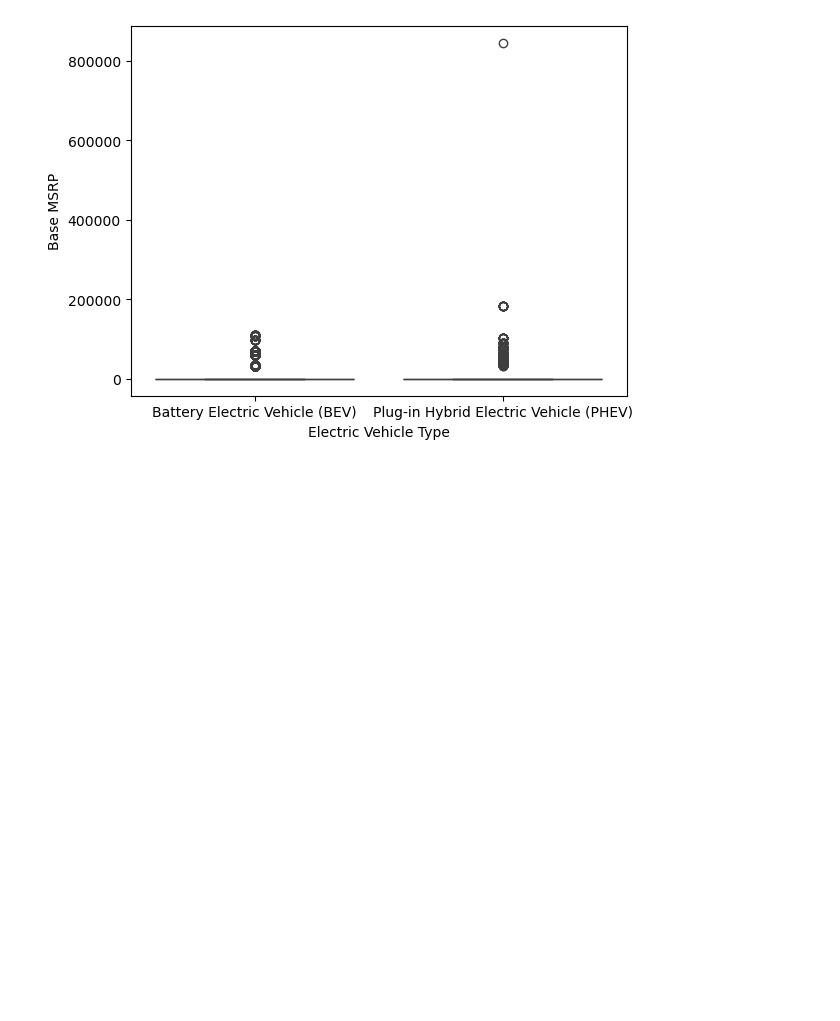
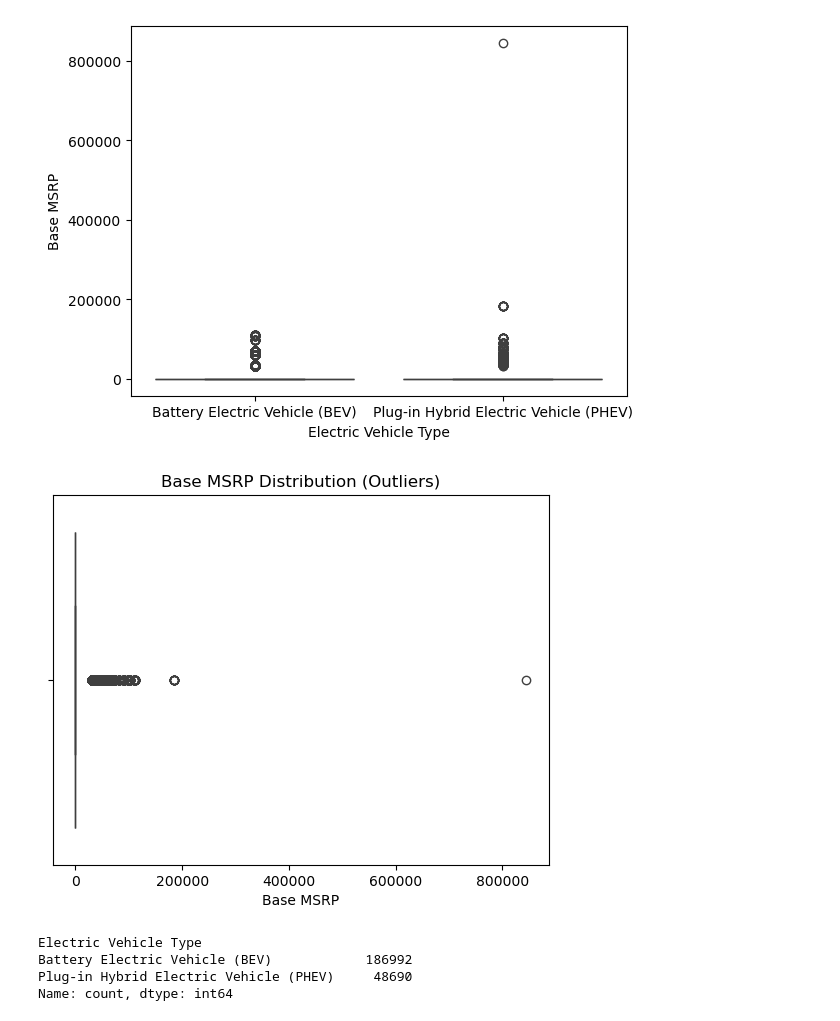
Before and after one commit to akhi-raj/EV-Vehicle-Analysis, a Jupyter notebook: ev.ipynb, the cells around one changed output. Saved outputs shown, nothing was run; the diff lists cells and outputs as text; code cells hidden in the pictures; blank space fills up the shorter version.

```diff
--- a/ev.ipynb
+++ b/ev.ipynb
@@ -153,3 +153,16 @@ sns.boxplot(x='Electric Vehicle Type', y='Base MSRP', data=df)
 plt.show()
 # %% [output]
 [figure]
+# %%
+sns.boxplot(data=df, x='Base MSRP')
+plt.title("Base MSRP Distribution (Outliers)")
+plt.show()
+# %% [output]
+[figure, added]
+# %%
+df['Electric Vehicle Type'].value_counts()
+# %% [output]
+Electric Vehicle Type
+Battery Electric Vehicle (BEV)            186992
+Plug-in Hybrid Electric Vehicle (PHEV)     48690
+Name: count, dtype: int64
```
Also changed, not shown: parts of 9 cells of this notebook.
